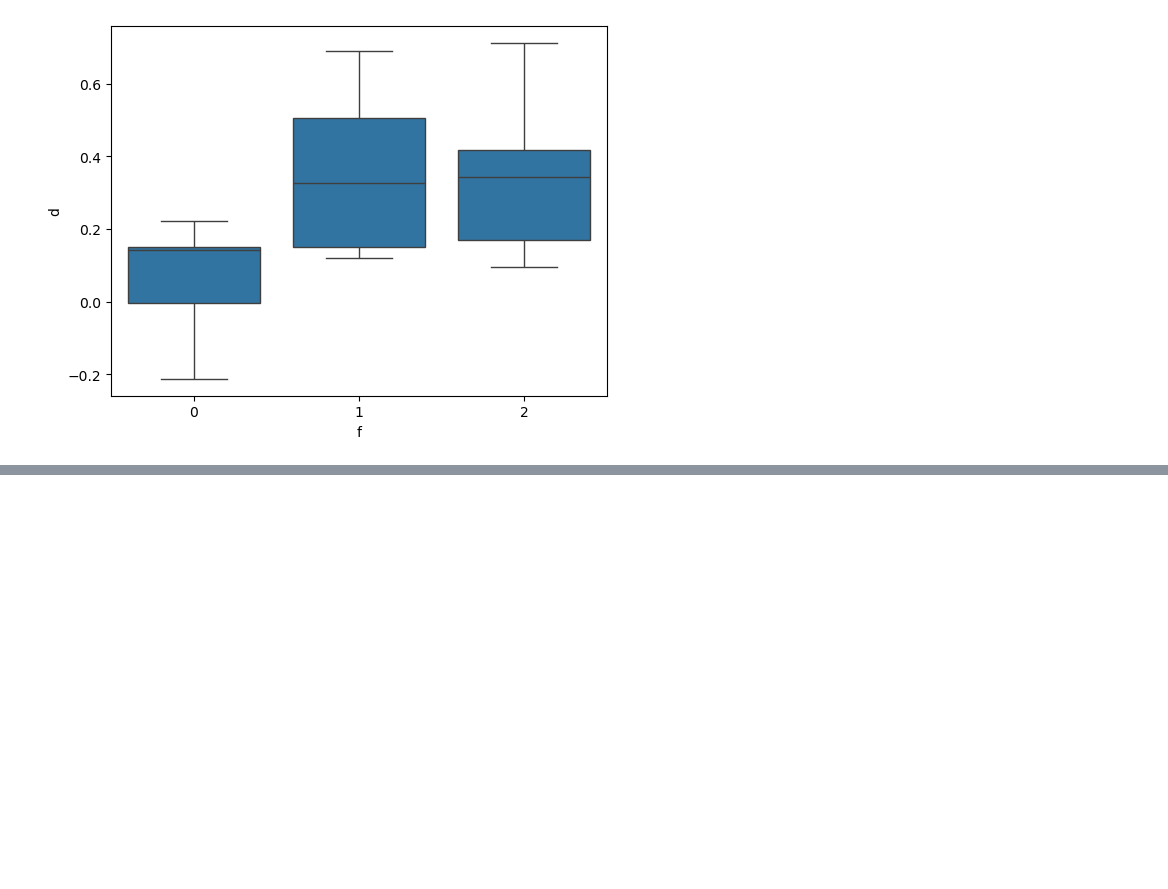
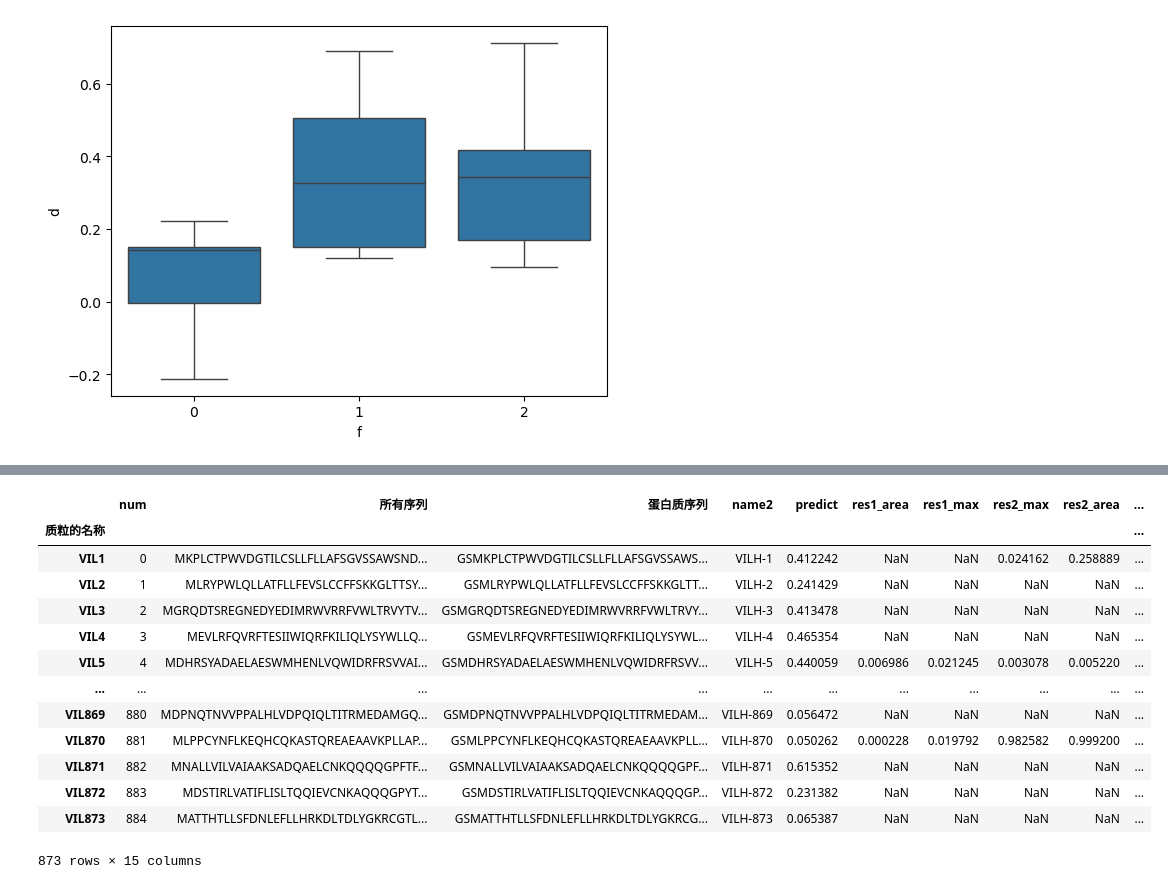
Before and after one commit to tyfei0216/ionChannel, a Jupyter notebook: buildActiveLearningDataset.ipynb, the cells around one changed output, grey strips where cells are left out. Cells and saved outputs as stored; diff of their text form; code cells hidden in the pictures; blank space fills up the shorter version.

```diff
--- a/buildActiveLearningDataset.ipynb
+++ b/buildActiveLearningDataset.ipynb
@@ -948,0 +974,3 @@ sns.boxplot(x="f", y="d", data=df)
+# %%
+df2 = pd.concat(dfs)
+df2
@@ -948,0 +991,7 @@ sns.boxplot(x="f", y="d", data=df)
+# %%
+res = {}
+for key, subdf in df2.groupby("Group"):
+    if key == "Vector":
+        continue
+    res[key] = np.mean(subdf["Area"])
+res
@@ -948,0 +1016,17 @@ sns.boxplot(x="f", y="d", data=df)
+# %%
+from scipy.stats import ttest_ind
+
+res = {}
+keys = {}
+for key, subdf in dfexp3.groupby("Type"):
+    df2 = subdf[subdf["Group"] == "Vector"]
+    for key2, subdf2 in subdf.groupby("Group"):
+        if key2 == "Vector":
+            continue
+        t = np.mean(subdf2["Area"]) / np.mean(df2["Area"])
+        # t_stat, p_value = ttest_ind(df2["Area"], subdf2["Area"], alternative="greater")
+        res[key2] = t
+        keys[key2] = key
+    # break
+res = pd.DataFrame({"res":res, "board":keys})
+res
@@ -948,0 +1047,22 @@ sns.boxplot(x="f", y="d", data=df)
+# %%
+# df = df.set_index("质粒的名称")
+# subres = res#[res["board"] == 4]
+# print(subres)
+df["allres_area"] = dict(res)
+# %%
+df
+# %% [output]
+|  | num | 所有序列 | 蛋白质序列 | name2 | predict | res1_area | res1_max | res2_max | res2_area | ... |
+| 质粒的名称 |  |  |  |  |  |  |  |  |  | ... |
+| VIL1 | 0 | MKPLCTPWVDGTILCSLLFLLAFSGVSSAWSND... | GSMKPLCTPWVDGTILCSLLFLLAFSGVSSAWS... | VILH-1 | 0.412242 | NaN | NaN | 0.024162 | 0.258889 | ... |
+| VIL2 | 1 | MLRYPWLQLLATFLLFEVSLCCFFSKKGLTTSY... | GSMLRYPWLQLLATFLLFEVSLCCFFSKKGLTT... | VILH-2 | 0.241429 | NaN | NaN | NaN | NaN | ... |
+| VIL3 | 2 | MGRQDTSREGNEDYEDIMRWVRRFVWLTRVYTV... | GSMGRQDTSREGNEDYEDIMRWVRRFVWLTRVY... | VILH-3 | 0.413478 | NaN | NaN | NaN | NaN | ... |
+| VIL4 | 3 | MEVLRFQVRFTESIIWIQRFKILIQLYSYWLLQ... | GSMEVLRFQVRFTESIIWIQRFKILIQLYSYWL... | VILH-4 | 0.465354 | NaN | NaN | NaN | NaN | ... |
+| VIL5 | 4 | MDHRSYADAELAESWMHENLVQWIDRFRSVVAI... | GSMDHRSYADAELAESWMHENLVQWIDRFRSVV... | VILH-5 | 0.440059 | 0.006986 | 0.021245 | 0.003078 | 0.005220 | ... |
+| ... | ... | ... | ... | ... | ... | ... | ... | ... | ... | ... |
+| VIL869 | 880 | MDPNQTNVVPPALHLVDPQIQLTITRMEDAMGQ... | GSMDPNQTNVVPPALHLVDPQIQLTITRMEDAM... | VILH-869 | 0.056472 | NaN | NaN | NaN | NaN | ... |
+| VIL870 | 881 | MLPPCYNFLKEQHCQKASTQREAEAAVKPLLAP... | GSMLPPCYNFLKEQHCQKASTQREAEAAVKPLL... | VILH-870 | 0.050262 | 0.000228 | 0.019792 | 0.982582 | 0.999200 | ... |
+| VIL871 | 882 | MNALLVILVAIAAKSADQAELCNKQQQQGPFTF... | GSMNALLVILVAIAAKSADQAELCNKQQQQGPF... | VILH-871 | 0.615352 | NaN | NaN | NaN | NaN | ... |
+| VIL872 | 883 | MDSTIRLVATIFLISLTQQIEVCNKAQQQGPYT... | GSMDSTIRLVATIFLISLTQQIEVCNKAQQQGP... | VILH-872 | 0.231382 | NaN | NaN | NaN | NaN | ... |
+| VIL873 | 884 | MATTHTLLSFDNLEFLLHRKDLTDLYGKRCGTL... | GSMATTHTLLSFDNLEFLLHRKDLTDLYGKRCG... | VILH-873 | 0.065387 | NaN | NaN | NaN | NaN | ... |
+873 rows × 15 columns
```
Also changed, not shown: parts of 17 cells of this notebook, 10 other files.
